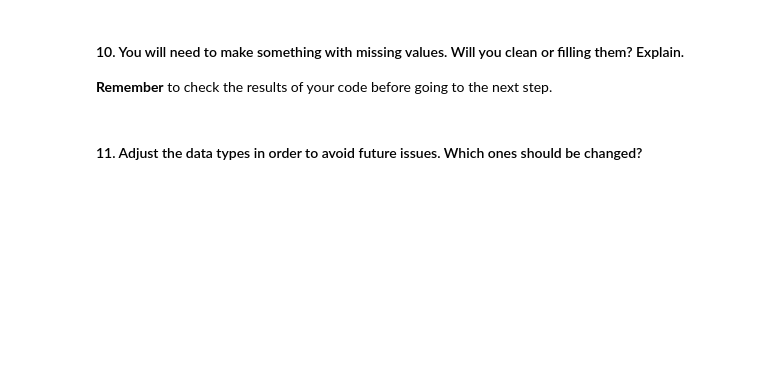
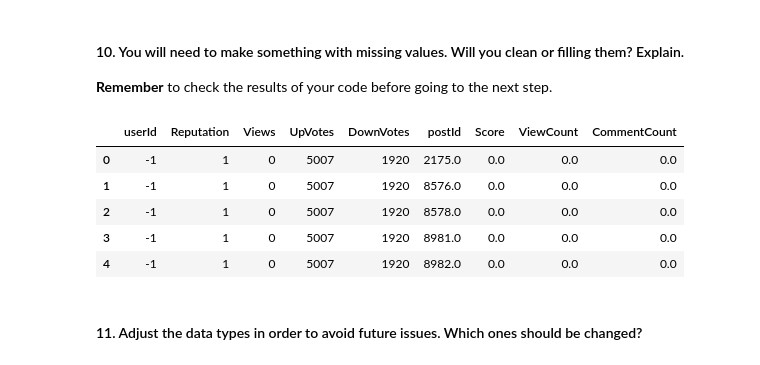
Before and after one commit to ta-data-bcn/lab-data-cleaning, a Jupyter notebook: your-code/main.ipynb, the cells around one changed output. Cells and saved outputs as stored; diff of their text form; code cells hidden in the pictures; blank space fills up the shorter version.

```diff
--- a/your-code/main.ipynb
+++ b/your-code/main.ipynb
@@ -116,5 +159,19 @@ df_merge = users.merge(posts, left_on='userId', right_on='userID')
 # %% [markdown]
 #### 10. You will need to make something with missing values.  Will you clean or filling them? Explain.
 **Remember** to check the results of your code before going to the next step.
+# %%
+# There are a lot of missing values in View Count. If I were to delete all the lines that have a missing data
+# we would lose more than half of the data.
+# I would suggest to transform all the missing data to 0 using the fillna(0)
+
+df_merge = df_merge.fillna(0)
+df_merge.head()
+# %% [output]
+|  | userId | Reputation | Views | UpVotes | DownVotes | postId | Score | ViewCount | CommentCount |
+| 0 | -1 | 1 | 0 | 5007 | 1920 | 2175.0 | 0.0 | 0.0 | 0.0 |
+| 1 | -1 | 1 | 0 | 5007 | 1920 | 8576.0 | 0.0 | 0.0 | 0.0 |
+| 2 | -1 | 1 | 0 | 5007 | 1920 | 8578.0 | 0.0 | 0.0 | 0.0 |
+| 3 | -1 | 1 | 0 | 5007 | 1920 | 8981.0 | 0.0 | 0.0 | 0.0 |
+| 4 | -1 | 1 | 0 | 5007 | 1920 | 8982.0 | 0.0 | 0.0 | 0.0 |
 # %% [markdown]
 #### 11. Adjust the data types in order to avoid future issues. Which ones should be changed?
```
Also changed, not shown: parts of 11 cells of this notebook.
